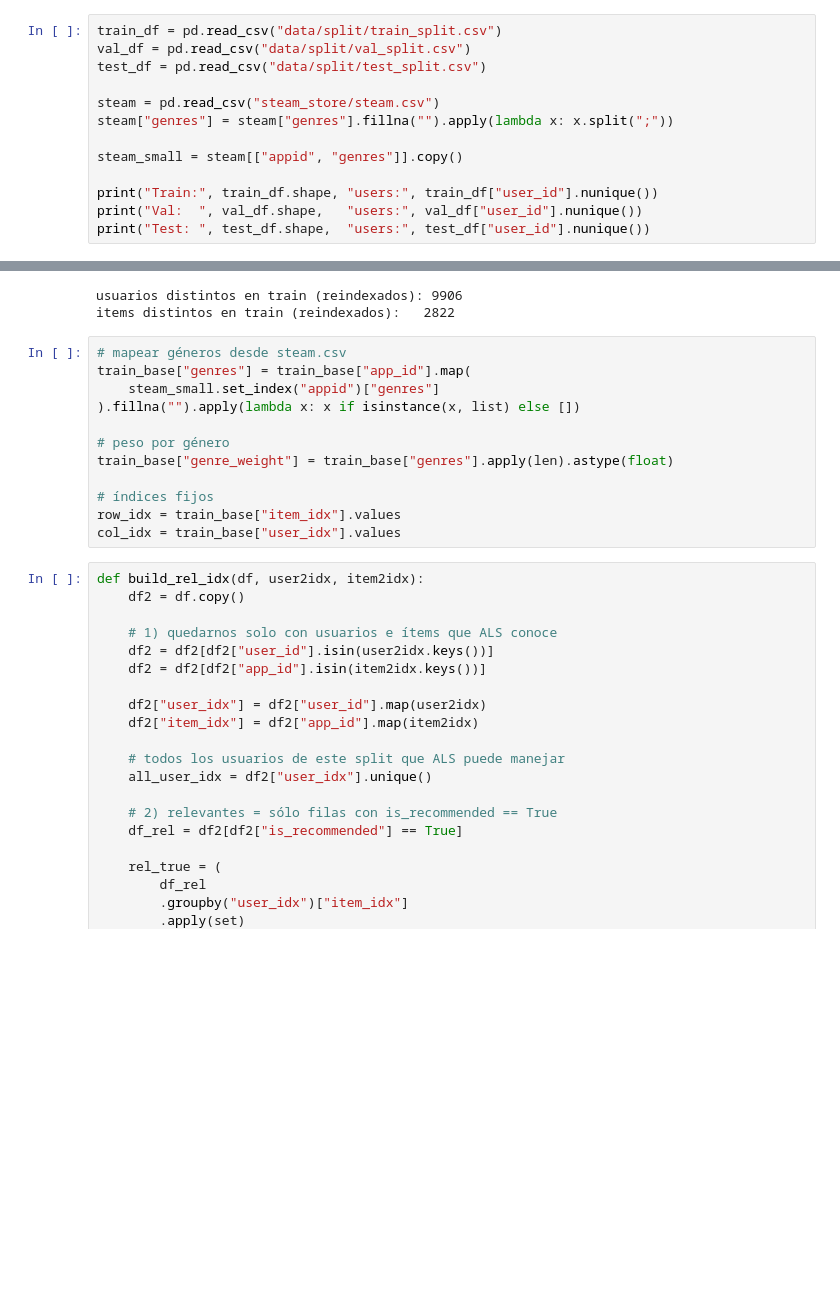
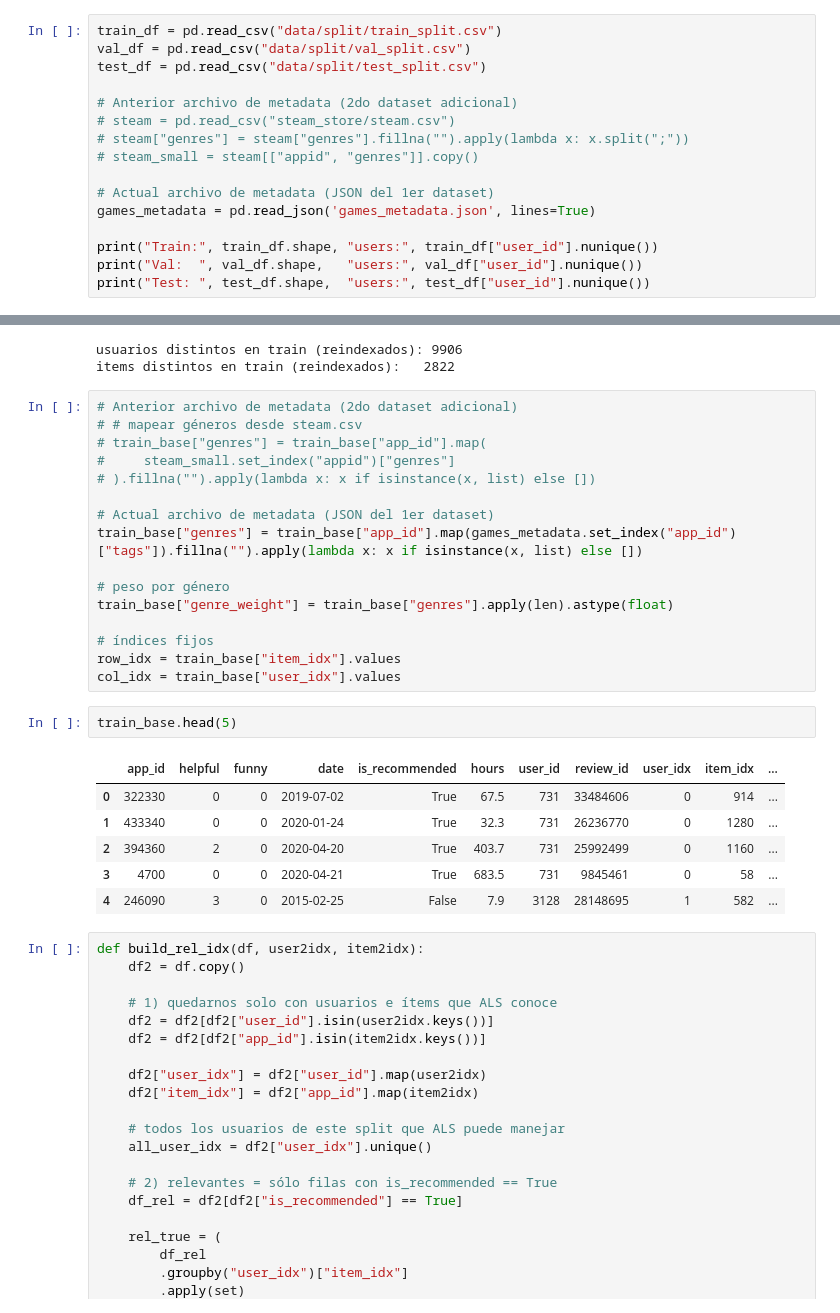
Before and after one commit to panchouc/Proyecto_RecSys, a Jupyter notebook: modelos_ref/ALS_ref.ipynb, the cells around one changed output, grey strips where cells are left out. Drawn from its saved outputs; the diff is of its cells as text; blank space fills up the shorter version.

```diff
--- a/modelos_ref/ALS_ref.ipynb
+++ b/modelos_ref/ALS_ref.ipynb
@@ -10,10 +10,13 @@ train_df = pd.read_csv("data/split/train_split.csv")
 val_df = pd.read_csv("data/split/val_split.csv")
 test_df = pd.read_csv("data/split/test_split.csv")
 
-steam = pd.read_csv("steam_store/steam.csv")
-steam["genres"] = steam["genres"].fillna("").apply(lambda x: x.split(";"))
+# Anterior archivo de metadata (2do dataset adicional)
+# steam = pd.read_csv("steam_store/steam.csv")
+# steam["genres"] = steam["genres"].fillna("").apply(lambda x: x.split(";"))
+# steam_small = steam[["appid", "genres"]].copy()
 
-steam_small = steam[["appid", "genres"]].copy()
+# Actual archivo de metadata (JSON del 1er dataset)
+games_metadata = pd.read_json('games_metadata.json', lines=True)
 
 print("Train:", train_df.shape, "users:", train_df["user_id"].nunique())
 print("Val:  ", val_df.shape,   "users:", val_df["user_id"].nunique())
@@ -105,10 +118,14 @@ print(f"items distintos en train (reindexados):   {n_items}")
 usuarios distintos en train (reindexados): 9906
 items distintos en train (reindexados):   2822
 # %%
-# mapear géneros desde steam.csv
-train_base["genres"] = train_base["app_id"].map(
-    steam_small.set_index("appid")["genres"]
-).fillna("").apply(lambda x: x if isinstance(x, list) else [])
+# Anterior archivo de metadata (2do dataset adicional)
+# # mapear géneros desde steam.csv
+# train_base["genres"] = train_base["app_id"].map(
+#     steam_small.set_index("appid")["genres"]
+# ).fillna("").apply(lambda x: x if isinstance(x, list) else [])
+
+# Actual archivo de metadata (JSON del 1er dataset)
+train_base["genres"] = train_base["app_id"].map(games_metadata.set_index("app_id")["tags"]).fillna("").apply(lambda x: x if isinstance(x, list) else [])
 
 # peso por género
 train_base["genre_weight"] = train_base["genres"].apply(len).astype(float)
@@ -116,6 +133,15 @@ train_base["genre_weight"] = train_base["genres"].apply(len).astype(float)
 # índices fijos
 row_idx = train_base["item_idx"].values
 col_idx = train_base["user_idx"].values
+# %%
+train_base.head(5)
+# %% [output]
+|  | app_id | helpful | funny | date | is_recommended | hours | user_id | review_id | user_idx | item_idx | ... |
+| 0 | 322330 | 0 | 0 | 2019-07-02 | True | 67.5 | 731 | 33484606 | 0 | 914 | ... |
+| 1 | 433340 | 0 | 0 | 2020-01-24 | True | 32.3 | 731 | 26236770 | 0 | 1280 | ... |
+| 2 | 394360 | 2 | 0 | 2020-04-20 | True | 403.7 | 731 | 25992499 | 0 | 1160 | ... |
+| 3 | 4700 | 0 | 0 | 2020-04-21 | True | 683.5 | 731 | 9845461 | 0 | 58 | ... |
+| 4 | 246090 | 3 | 0 | 2015-02-25 | False | 7.9 | 3128 | 28148695 | 1 | 582 | ... |
 # %%
 def build_rel_idx(df, user2idx, item2idx):
     df2 = df.copy()
```
Also changed, not shown: parts of 5 cells of this notebook, 7 other files.
